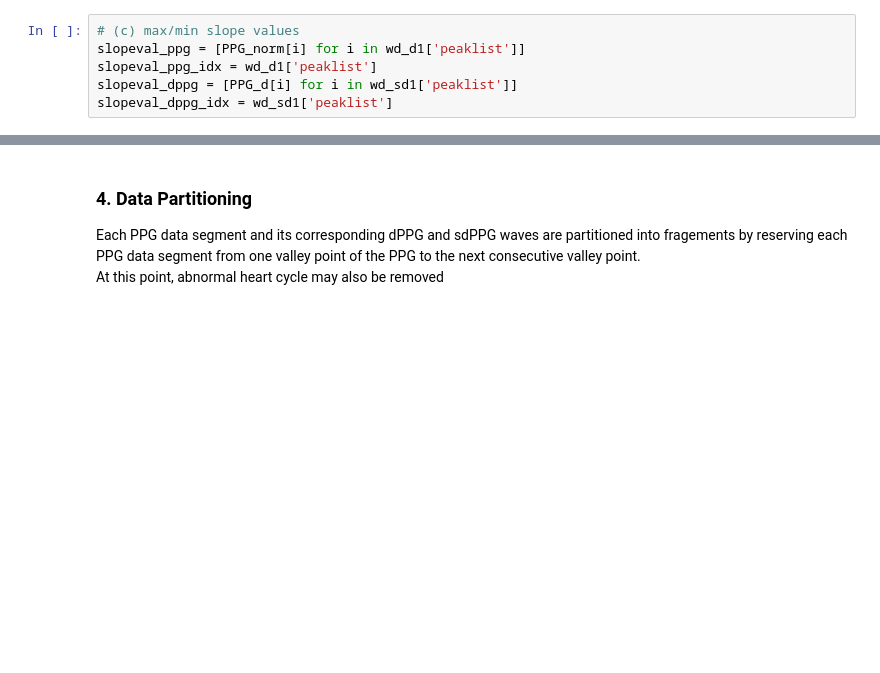
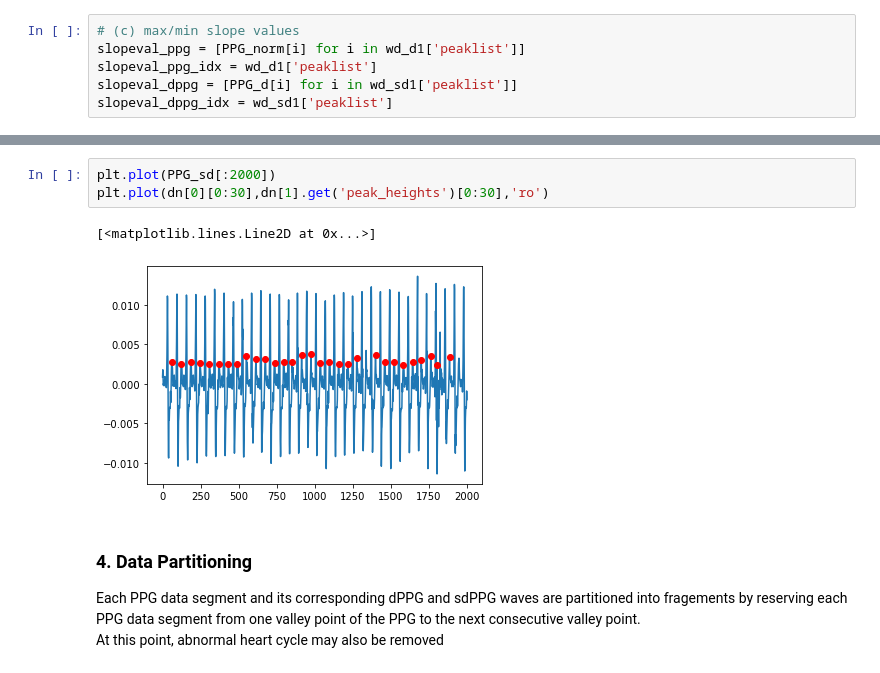
Before and after one commit to anr22156/VT_SeniorDesign, a Jupyter notebook: Algorithm_practice.ipynb, the cells around one changed output, grey strips where cells are left out. Drawn from its saved outputs; the diff is of its cells as text; blank space fills up the shorter version.

```diff
--- a/Algorithm_practice.ipynb
+++ b/Algorithm_practice.ipynb
@@ -190,3 +306,9 @@ plt.plot(slopeval_dppg_idx[0:3],slopeval_dppg[0:3],'r*')
+# %%
+plt.plot(PPG_sd[:2000])
+plt.plot(dn[0][0:30],dn[1].get('peak_heights')[0:30],'ro')
+# %% [output]
+[<matplotlib.lines.Line2D at 0x...>]
+[figure, added]
 # %% [markdown]
 ### 4. Data Partitioning
 Each PPG data segment and its corresponding dPPG and sdPPG waves are partitioned into fragements by reserving each PPG data segment from one valley point of the PPG to the next consecutive valley point.<br/>
```
Also changed, not shown: parts of 57 cells of this notebook.
